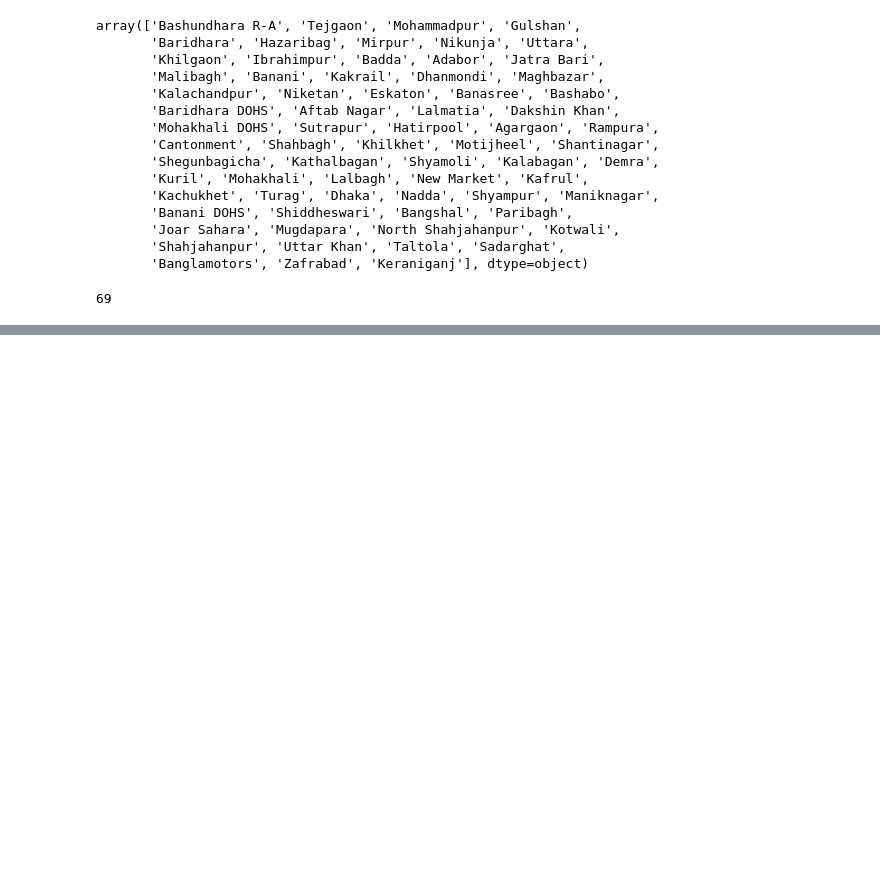
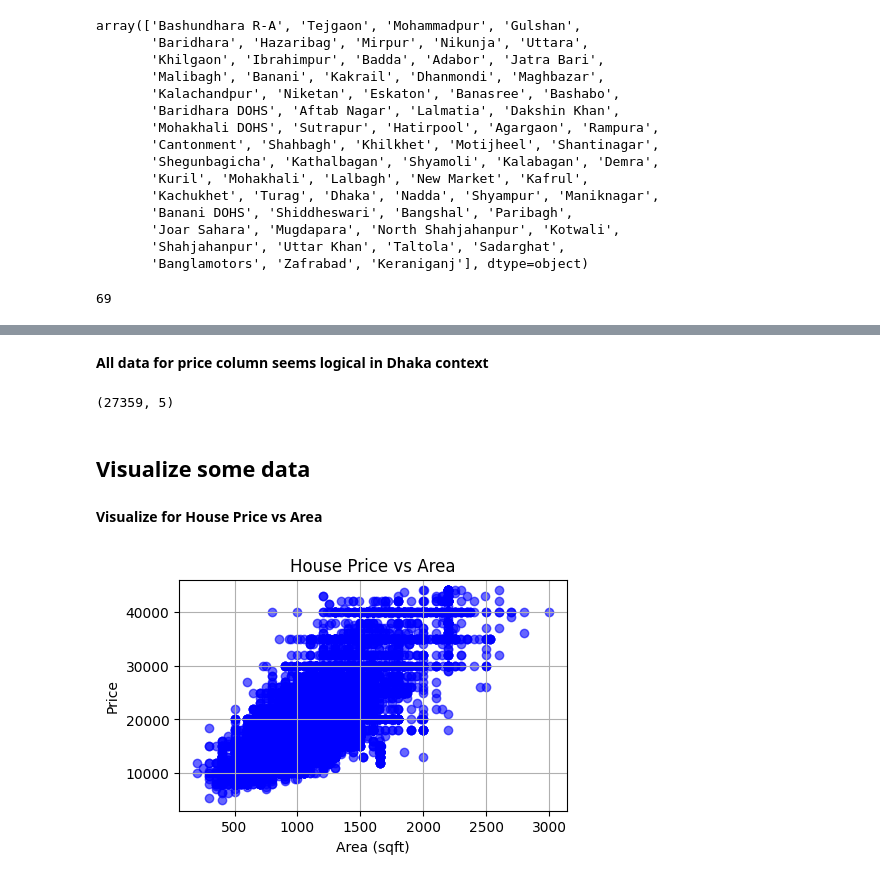
Before and after one commit to MdRimon29/House_Rent_Prediction_for_Dhaka_City, a Jupyter notebook: house_rent_prediction.ipynb, the cells around one changed output, grey strips where cells are left out. Saved outputs shown, nothing was run; the diff lists cells and outputs as text; code cells hidden in the pictures; blank space fills up the shorter version.

Commit message:
add visualization and clean some more data

```diff
--- a/house_rent_prediction.ipynb
+++ b/house_rent_prediction.ipynb
@@ -154,0 +199,3 @@ df['Location'].nunique()
+# %%
+df=df[df['Bath']<=5]
+df['Bath'].unique()
@@ -154,0 +216,4 @@ df['Location'].nunique()
+# %%
+q95=df['Price'].quantile(0.95)
+df=df[df['Price']<=q95]
+df['Price'].describe()
@@ -154,0 +241,26 @@ df['Location'].nunique()
+# %% [markdown]
+**All data for price column seems logical in Dhaka context**
+# %%
+df.shape
+# %% [output]
+(27359, 5)
+# %% [markdown]
+## Visualize some data
+# %% [markdown]
+**Visualize for House Price vs Area**
+# %%
+plt.figure(figsize=(5,3))
+plt.scatter(df['Area'], df['Price'], alpha=0.6, color='blue')
+
+# Labels and title
+plt.xlabel('Area (sqft)')
+plt.ylabel('Price')
+plt.title('House Price vs Area')
+
+# Optional: grid
+plt.grid(True)
+
+# Show plot
+plt.show()
+# %% [output]
+[figure, added]
```
Also changed, not shown: parts of 18 cells of this notebook.
